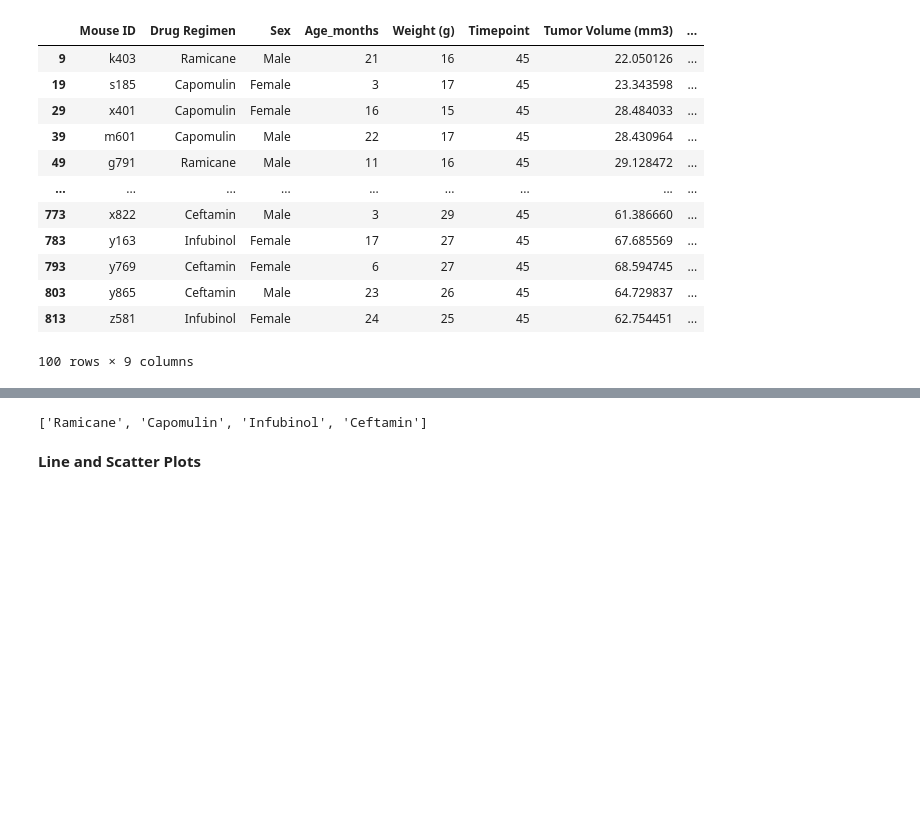
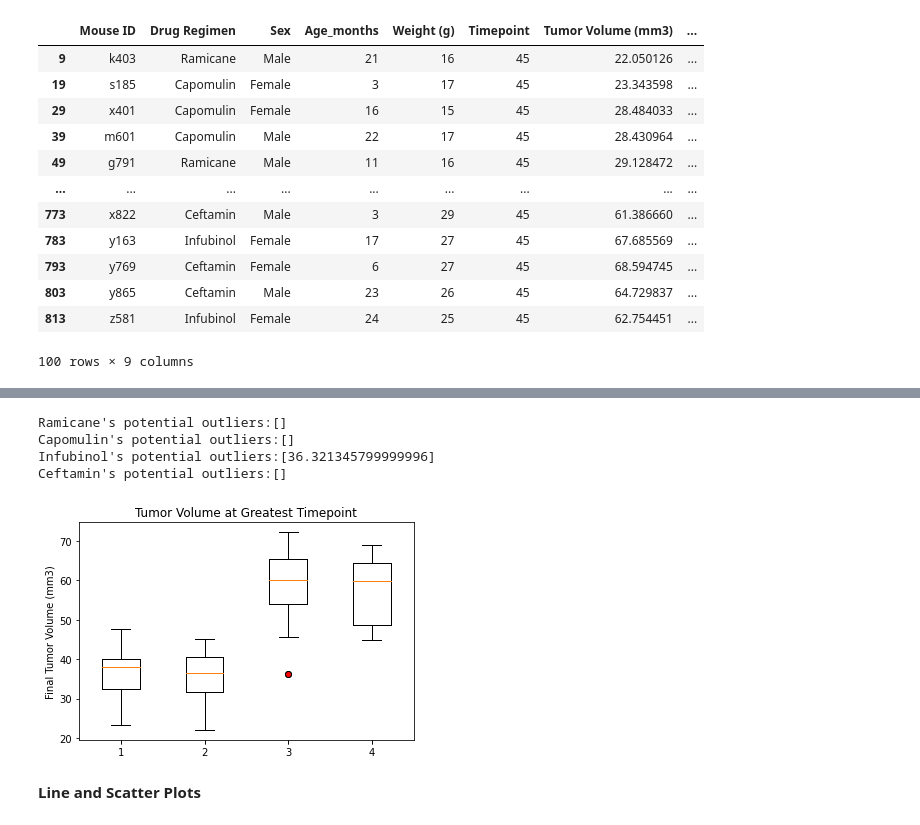
Before and after one commit to sieiden/matplotlib_challenge, a Jupyter notebook: Untitled.ipynb, the cells around one changed output, grey strips where cells are left out. Cells and saved outputs as stored; diff of their text form; code cells hidden in the pictures; blank space fills up the shorter version.

Commit message:
found outliers for each drug

```diff
--- a/Untitled.ipynb
+++ b/Untitled.ipynb
@@ -304,22 +329,49 @@ greatest_volume_df
 # %%
 # Put treatments into a list for for loop (and later for plot labels)
-treatment_list = merged_df["Drug Regimen"].unique().tolist()
-treatment_list
+treatment_list = greatest_volume_df["Drug Regimen"].unique().tolist()
+
 # Create empty list to fill with tumor vol data (for plotting)
 plotting_tumor_vol_data = []
 
 # Calculate the IQR and quantitatively determine if there are any potential outliers.
-
-
     # Locate the rows which contain mice on each drug and get the tumor volumes
-
-
-    # add subset
-
-
-    # Determine outliers using upper and lower bounds
+for value in treatment_list:
+    quartiles = greatest_volume_df.loc[(greatest_volume_df["Drug Regimen"]==value)]["Tumor Volume (mm3)"].quantile([.25,.5,.75])
+    lowerq = quartiles[0.25]
+    upperq = quartiles[0.75]
+    iqr = upperq-lowerq
+    lower_bound = lowerq - (1.5*iqr)
+    upper_bound = upperq + (1.5*iqr)
+    tumor_volume_list = greatest_volume_df.loc[(greatest_volume_df["Drug Regimen"]==value)]["Tumor Volume (mm3)"].tolist()
+    potential_outliers = []
+    for volume in tumor_volume_list:
+        if (volume < lower_bound) | (volume>upper_bound):
+            potential_outliers.append(volume)
+    print(f"{value}'s potential outliers:{potential_outliers}")
 # %% [output]
-['Ramicane', 'Capomulin', 'Infubinol', 'Ceftamin']
+Ramicane's potential outliers:[]
+Capomulin's potential outliers:[]
+Infubinol's potential outliers:[36.321345799999996]
+Ceftamin's potential outliers:[]
+# %%
+#create df for box plot
+capomulin_volume_list = greatest_volume_df.loc[(greatest_volume_df["Drug Regimen"]=="Capomulin")]["Tumor Volume (mm3)"].tolist()
+ramicane_volume_list = greatest_volume_df.loc[(greatest_volume_df["Drug Regimen"]=="Ramicane")]["Tumor Volume (mm3)"].tolist()
+infubinol_volume_list= greatest_volume_df.loc[(greatest_volume_df["Drug Regimen"]=="Infubinol")]["Tumor Volume (mm3)"].tolist()
+ceftamin_volume_list= greatest_volume_df.loc[(greatest_volume_df["Drug Regimen"]=="Ceftamin")]["Tumor Volume (mm3)"].tolist()
+plotting_tumor_df = pd.DataFrame({"Capomulin": capomulin_volume_list,
+                                 "Ramicane": ramicane_volume_list,
+                                 "Infubinol": infubinol_volume_list,
+                                 "Ceftamin": ceftamin_volume_list})
+#plot box plot
+plotting_tumor_df.boxplot(column=["Capomulin", "Ramicane","Infubinol","Ceftamin"])
+plt.grid(False)
+red_circle = dict(markerfacecolor='r', marker='o')
+plt.boxplot(plotting_tumor_df, flierprops=red_circle)
+plt.title('Tumor Volume at Greatest Timepoint')
+plt.ylabel('Final Tumor Volume (mm3)');
+# %% [output]
+[figure, added]
 # %% [markdown]
 <b> Line and Scatter Plots
 # %%
```
Also changed, not shown: parts of 2 cells of this notebook.
